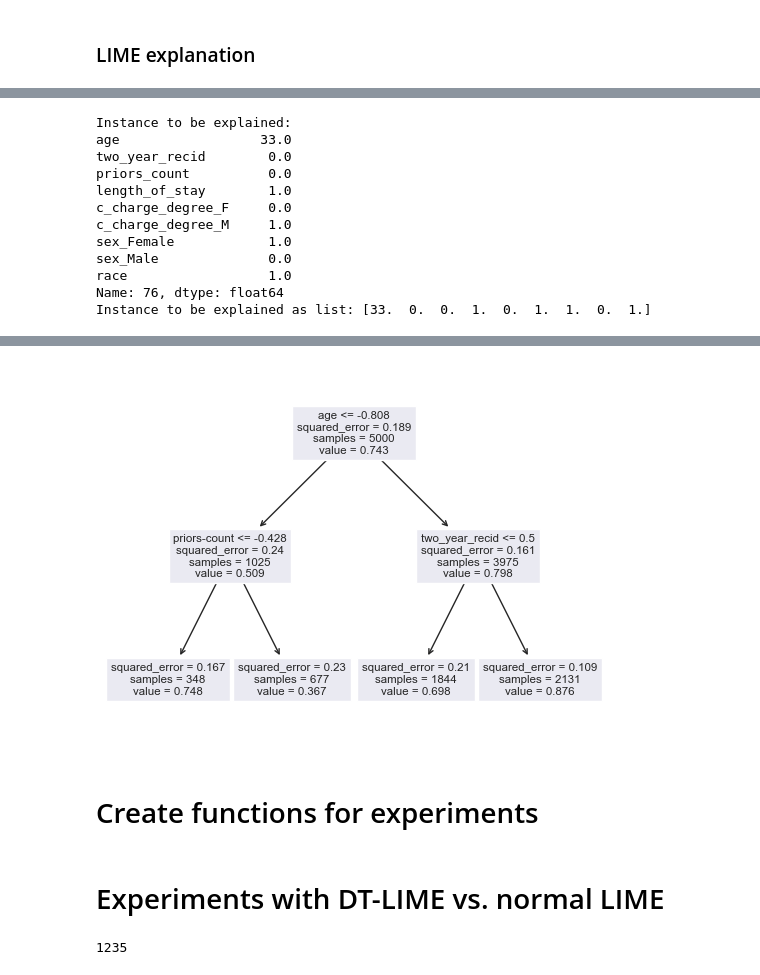
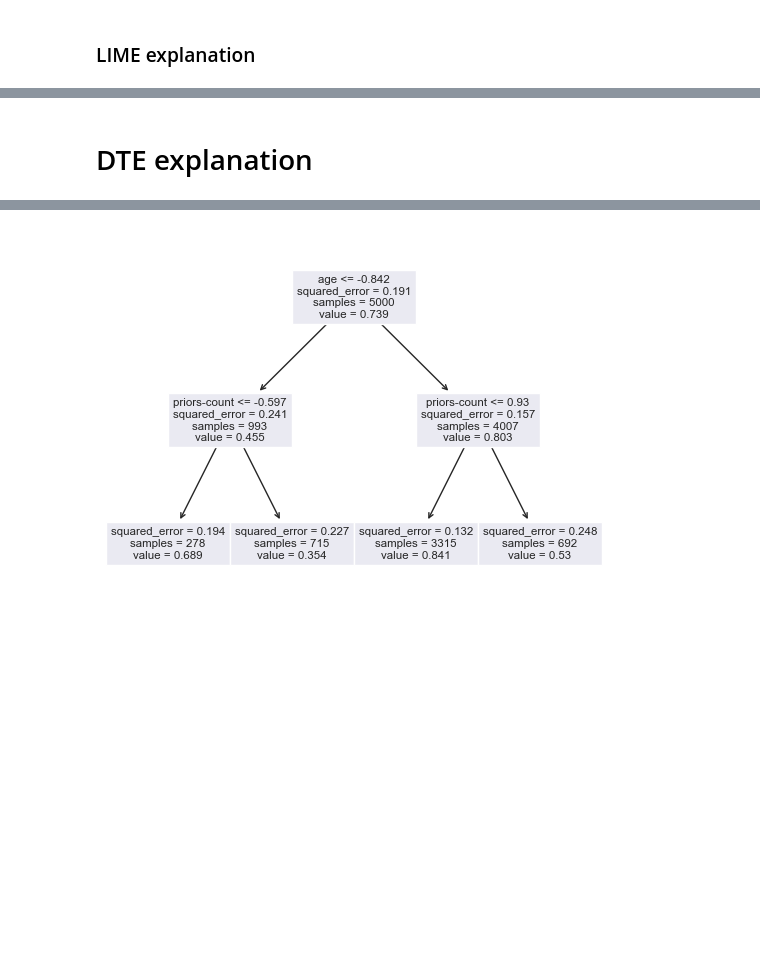
Before and after one commit to gardan4/Lime-Enhancements, a Jupyter notebook: Main_DT.ipynb, the cells around one changed output, grey strips where cells are left out. Drawn from its saved outputs; the diff is of its cells as text; code cells hidden in the pictures; blank space fills up the shorter version.

Commit message:
added stability experiments for decisiontree lime

```diff
--- a/Main_DT.ipynb
+++ b/Main_DT.ipynb
@@ -63,2 +79,14 @@ Accuracy: 0.7700404858299595
 # %% [markdown]
 ### LIME explanation
+# %%
+import lime.lime_tabular
+sample_size = 50
+
+
+explainer_lime = lime.lime_tabular.LimeTabularExplainer(X_train,feature_names=features,
+                                                          discretize_continuous=False,
+                                                          categorical_features=categorical_feature_indcs)
+
+exp_inst = explainer_lime.explain_instance(X_test[instance_no], model.predict_proba, num_features=7)
+exp_inst.show_in_notebook()
+df0 = Lime_eval.evaluate_stability(X_test[instance_no], model.predict_proba, explainer_lime, sample_size, experiment=0)
@@ -65,30 +95,12 @@ Accuracy: 0.7700404858299595
+# %% [markdown]
+# DTE explanation
 # %%
 explainer_lime = LTE_dt(X_train,feature_names=features,
                                       discretize_continuous=False,
                                       categorical_features=categorical_feature_indcs)
-
-instance_no = 76
-#instance to explain (for easy column viewing converted to pandas)
-print(f"Instance to be explained:\n{pd.DataFrame(X_test, columns=X_cols).iloc[instance_no]}")
-
-print(f"Instance to be explained as list: {X_test[instance_no]}")
 exp_inst = explainer_lime.explain_instance(X_test[instance_no], model.predict_proba, num_features=5)
-
 exp_inst.show_in_notebook()
+df1 = Lime_eval.evaluate_stability(X_test[instance_no], model.predict_proba, explainer_lime, sample_size, experiment=0)
 # %% [output]
-Instance to be explained:
-age                  33.0
-two_year_recid        0.0
-priors_count          0.0
-length_of_stay        1.0
-c_charge_degree_F     0.0
-c_charge_degree_M     1.0
-sex_Female            1.0
-sex_Male              0.0
-race                  1.0
-Name: 76, dtype: float64
-Instance to be explained as list: [33.  0.  0.  1.  0.  1.  1.  0.  1.]
 [interactive output not drawn]
-[figure, old version]
+[figure, new version]
-# %% [markdown]
-# Create functions for experiments
@@ -118,6 +106,0 @@ def compare_objects(exp1, exp2, previous_df=None):
-# %% [markdown]
-# Experiments with DT-LIME vs. normal LIME
-# %%
-len(X_test)
-# %% [output]
-1235
```
Also changed, not shown: parts of 8 cells of this notebook, 1 other file.
